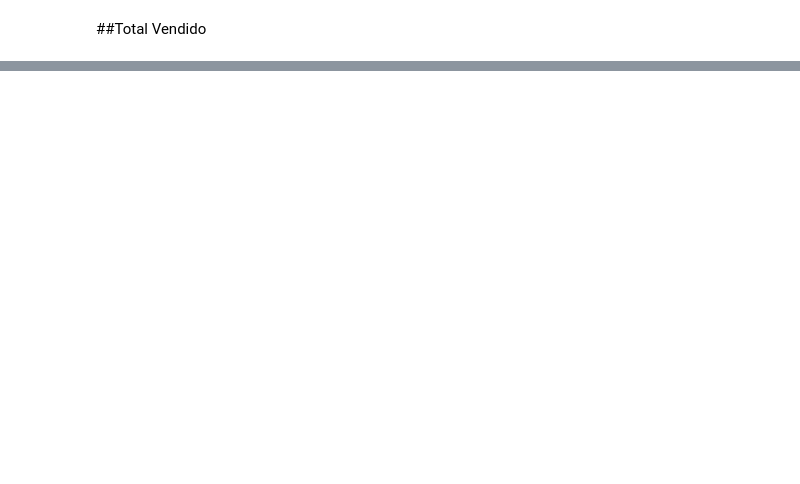
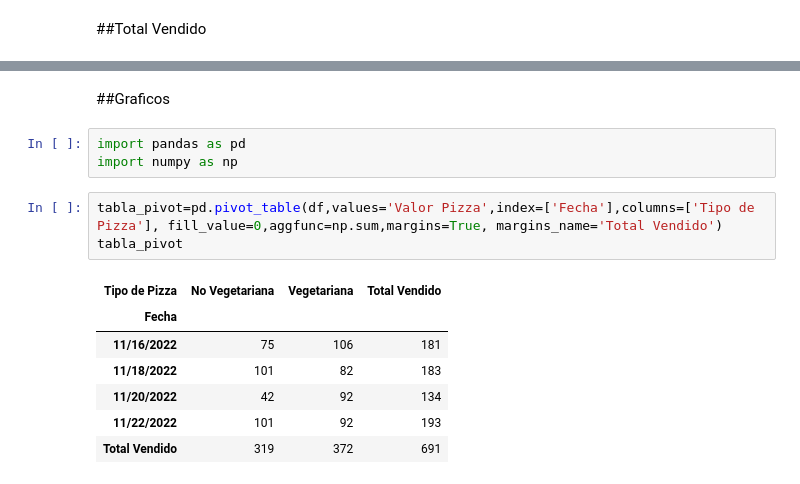
Before and after one commit to RanielSosa/Pizzeria-Bella-Napoli, a Jupyter notebook: Pizzeria.ipynb, the cells around one changed output, grey strips where cells are left out. Saved outputs shown, nothing was run; the diff lists cells and outputs as text; blank space fills up the shorter version.

```diff
--- a/Pizzeria.ipynb
+++ b/Pizzeria.ipynb
@@ -111,0 +111,16 @@ Valor_Pizza+Valor_Base
+# %% [markdown]
+##Graficos
+# %%
+import pandas as pd
+import numpy as np
+# %%
+tabla_pivot=pd.pivot_table(df,values='Valor Pizza',index=['Fecha'],columns=['Tipo de Pizza'], fill_value=0,aggfunc=np.sum,margins=True, margins_name='Total Vendido')
+tabla_pivot
+# %% [output]
+| Tipo de Pizza | No Vegetariana | Vegetariana | Total Vendido |
+| Fecha |  |  |  |
+| 11/16/2022 | 75 | 106 | 181 |
+| 11/18/2022 | 101 | 82 | 183 |
+| 11/20/2022 | 42 | 92 | 134 |
+| 11/22/2022 | 101 | 92 | 193 |
+| Total Vendido | 319 | 372 | 691 |
```
Also changed, not shown: parts of 8 cells of this notebook.
